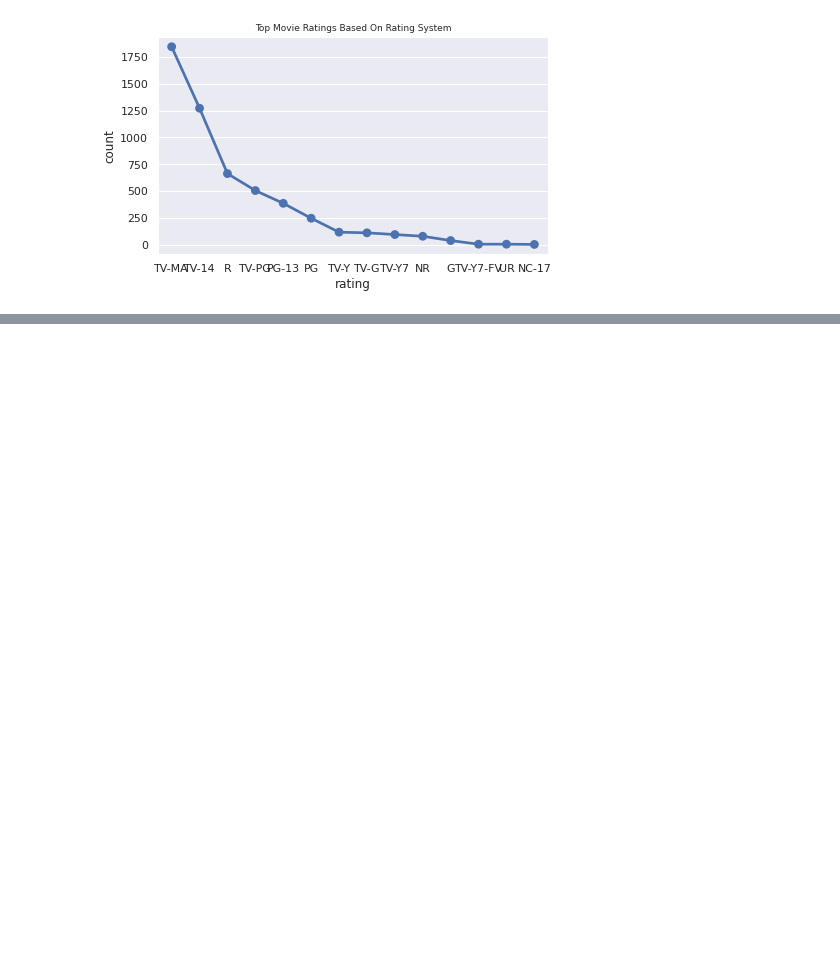
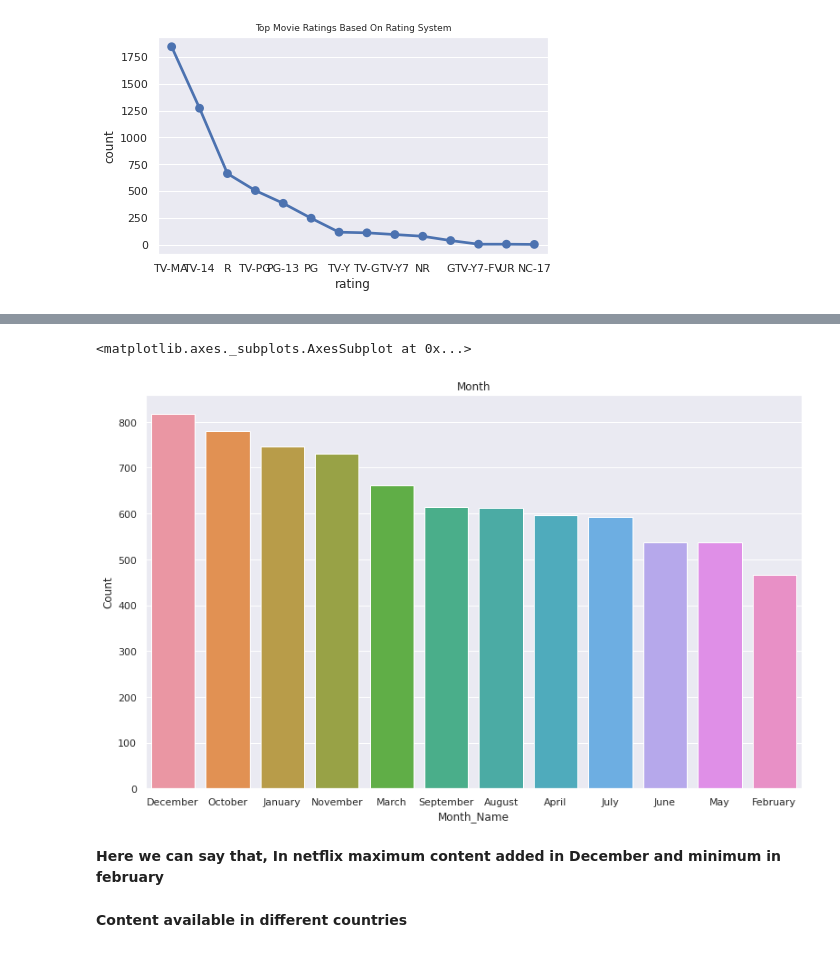
Before and after one commit to JyotiChiluka/Netflix-Movies-And-TV-Shows_Clustering, a Jupyter notebook: NETFLIX_MOVIES_AND_TV_SHOWS_CLUSTERING.ipynb, the cells around one changed output, grey strips where cells are left out. Cells and saved outputs as stored; diff of their text form; code cells hidden in the pictures; blank space fills up the shorter version.

```diff
--- a/NETFLIX_MOVIES_AND_TV_SHOWS_CLUSTERING.ipynb
+++ b/NETFLIX_MOVIES_AND_TV_SHOWS_CLUSTERING.ipynb
@@ -300,0 +386,3 @@ plt.show()
+# %%
+df["month"]=df['date_added'].str.split(' ').str[0]
+df['month']
@@ -300,0 +402,6 @@ plt.show()
+# %%
+month_df=df['month'].value_counts().reset_index()
+month_df.rename(columns={'index': 'Month_Name'}, inplace=True)
+month_df.rename(columns={'month': 'Count'}, inplace=True)
+ab = month_df.loc[0:11]
+ab
@@ -300,0 +422,12 @@ plt.show()
+# %%
+#Content added monthwise
+plt.figure(figsize=(13,8))
+plt.title('Month')
+sns.barplot(x='Month_Name',y='Count',data=ab)
+# %% [output]
+<matplotlib.axes._subplots.AxesSubplot at 0x...>
+[figure, added]
+# %% [markdown]
+**Here we can say that, In netflix maximum content added in December and minimum in february**
+# %% [markdown]
+**Content available in different countries**
```
Also changed, not shown: parts of 62 cells of this notebook.
